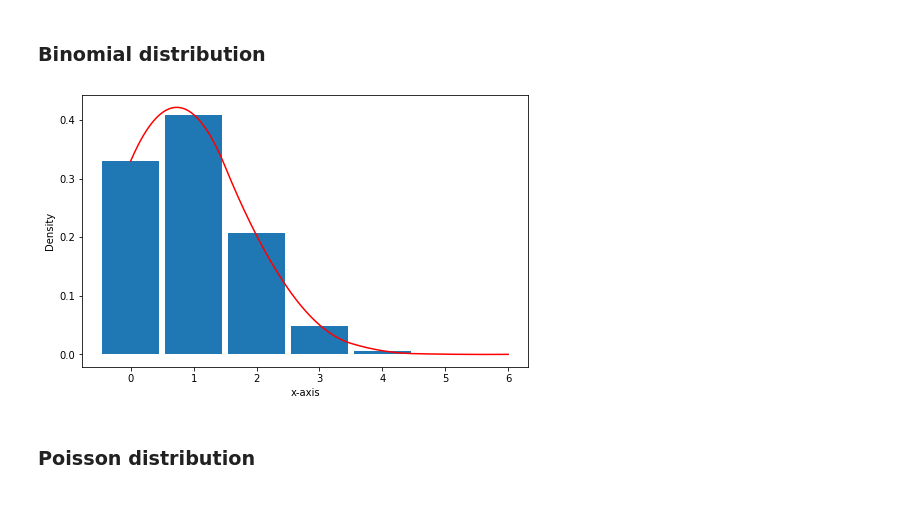
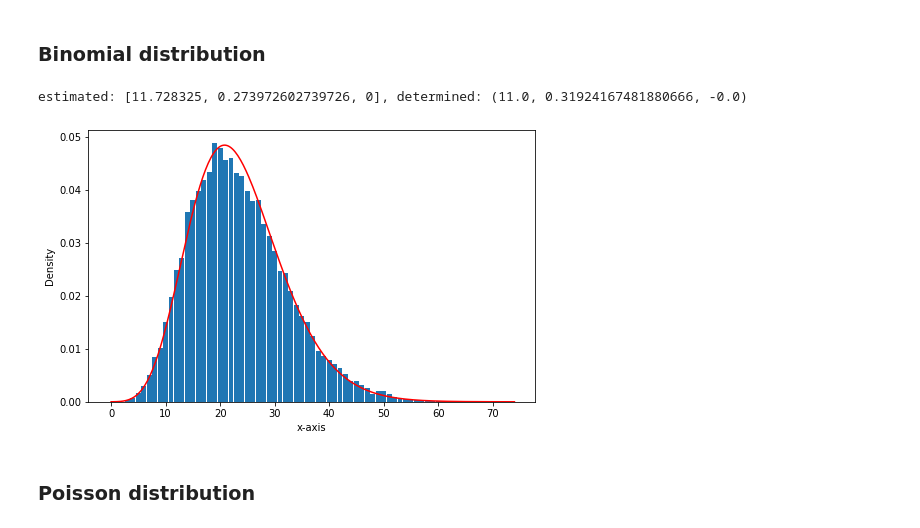
Before and after one commit to gregparkes/turbopanda, a Jupyter notebook: examples/kde_and_histograms.ipynb, the cells around one changed output. Cells and saved outputs as stored; diff of their text form; code cells hidden in the pictures.

Commit message:
Tweaks to histogram fitting

```diff
--- a/examples/kde_and_histograms.ipynb
+++ b/examples/kde_and_histograms.ipynb
@@ -182,10 +120,11 @@ _=turb.plot.histogram(x, kde='bernoulli')
 # %% [markdown]
 ### Binomial distribution
 # %%
-x = stats.binom.rvs(n=5, p=.2, size=20000)
-_=turb.plot.histogram(x, kde='binom')
+x = stats.nbinom.rvs(n=10, p=.3, size=20000)
+_=turb.plot.histogram(x, kde='nbinom', verbose=1)
 # %% [output]
+estimated: [11.728325, 0.273972602739726, 0], determined: (11.0, 0.31924167481880666, -0.0)
-[figure, old version]
+[figure, new version]
 # %% [markdown]
 ### Poisson distribution
 # %%
```
Also changed, not shown: parts of 20 cells of this notebook, 4 other files.
